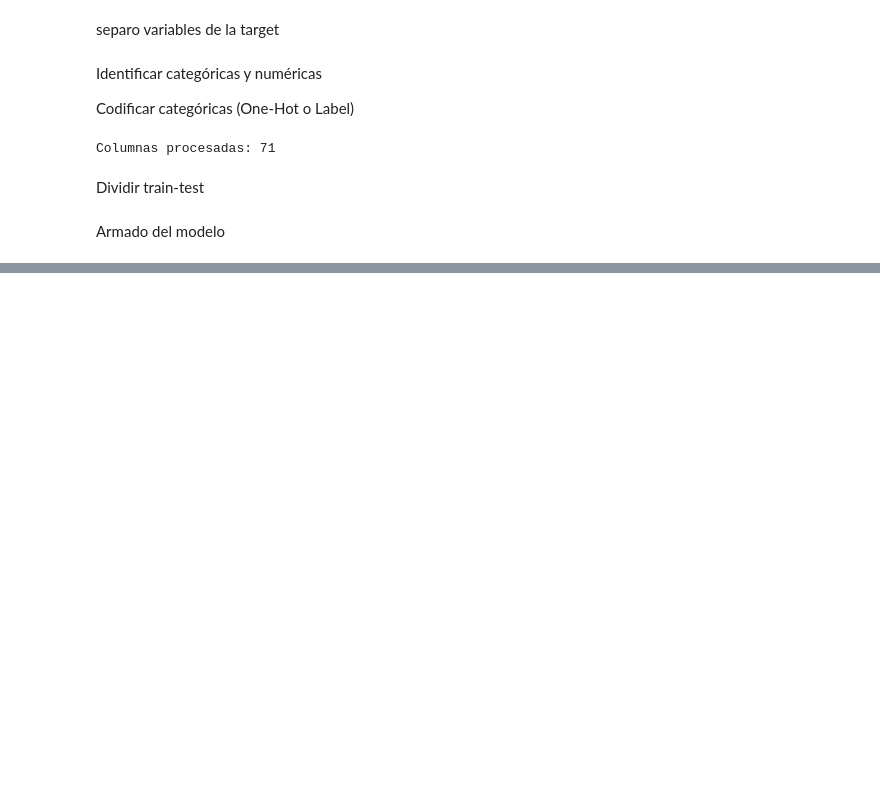
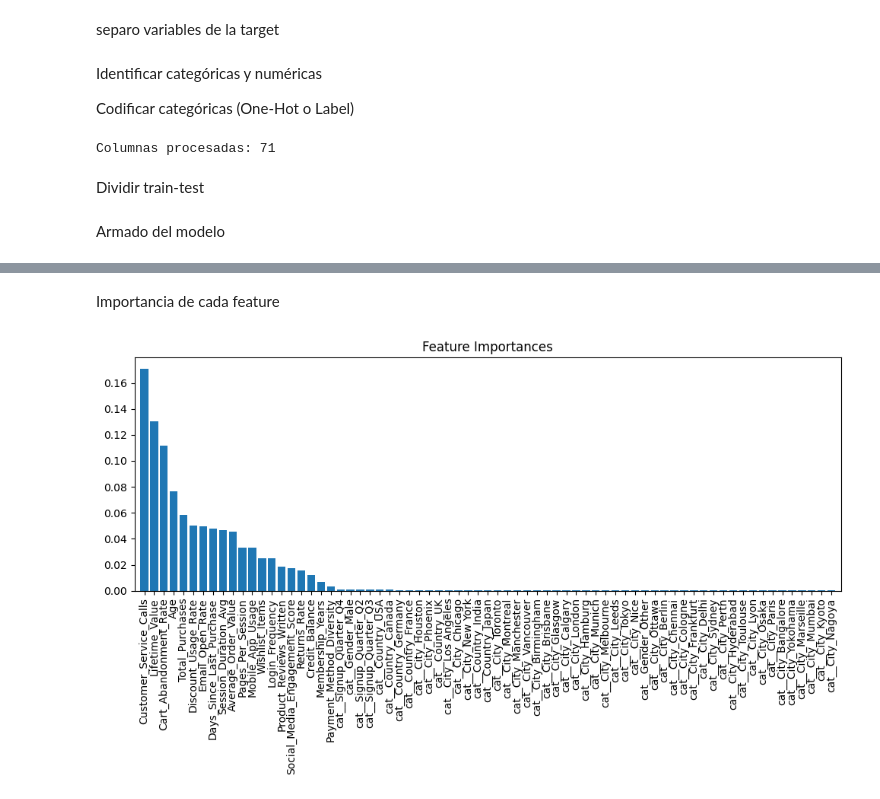
Before and after one commit to juantargon/ML_Techniques, a Jupyter notebook: Customer_churn/customer_churn.ipynb, the cells around one changed output, grey strips where cells are left out. Saved outputs shown, nothing was run; the diff lists cells and outputs as text; code cells hidden in the pictures; blank space fills up the shorter version.

```diff
--- a/Customer_churn/customer_churn.ipynb
+++ b/Customer_churn/customer_churn.ipynb
@@ -342,0 +396,21 @@ weighted avg       0.90      0.90      0.90      9484
+# %% [markdown]
+Importancia de cada feature
+# %%
+importances = rf_clf.feature_importances_
+indices = np.argsort(importances)[::-1]
+
+feature_names = X_train.columns.to_numpy()
+
+plt.figure(figsize=(10, 6))
+plt.title("Feature Importances")
+plt.bar(range(X_train.shape[1]), importances[indices], align="center")
+plt.xticks(
+    range(X_train.shape[1]),
+    feature_names[indices],
+    rotation=90
+)
+plt.xlim([-1, X_train.shape[1]])
+plt.tight_layout()
+plt.show()
+# %% [output]
+[figure, added]
```
Also changed, not shown: parts of 9 cells of this notebook.
